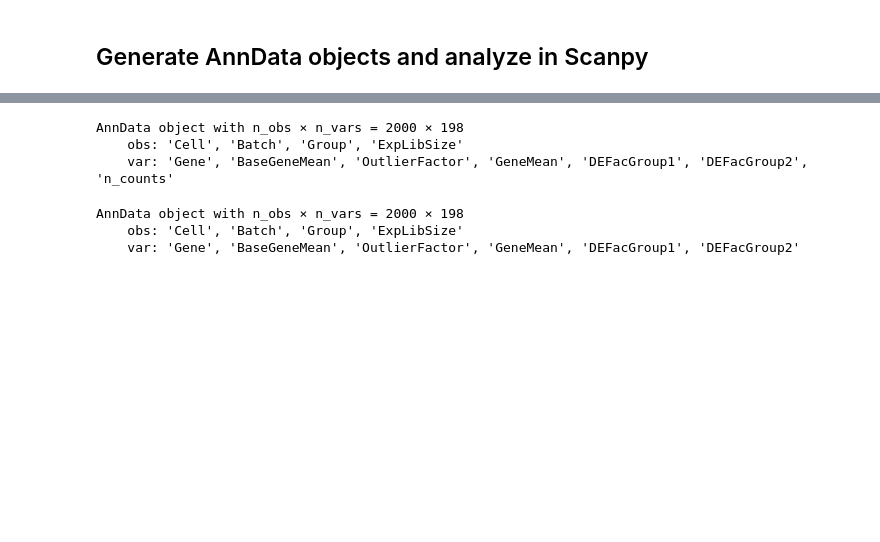
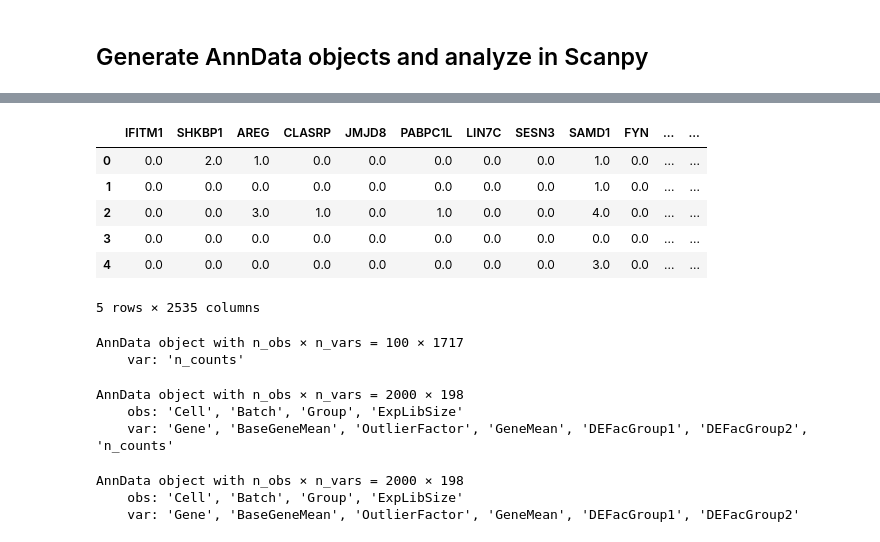
Before and after one commit to theislab/dca, a Jupyter notebook: tutorial.ipynb, the cells around one changed output, grey strips where cells are left out. Drawn from its saved outputs; the diff is of its cells as text; code cells hidden in the pictures; blank space fills up the shorter version.

```diff
--- a/tutorial.ipynb
+++ b/tutorial.ipynb
@@ -95,0 +113,11 @@ Using TensorFlow backend.
+# %%
+sub_data = data.iloc[0:100, 6:-1]
+sub_data.head()
+# %% [output]
+|  | IFITM1 | SHKBP1 | AREG | CLASRP | JMJD8 | PABPC1L | LIN7C | SESN3 | SAMD1 | FYN | ... | ... |
+| 0 | 0.0 | 2.0 | 1.0 | 0.0 | 0.0 | 0.0 | 0.0 | 0.0 | 1.0 | 0.0 | ... | ... |
+| 1 | 0.0 | 0.0 | 0.0 | 0.0 | 0.0 | 0.0 | 0.0 | 0.0 | 1.0 | 0.0 | ... | ... |
+| 2 | 0.0 | 0.0 | 3.0 | 1.0 | 0.0 | 1.0 | 0.0 | 0.0 | 4.0 | 0.0 | ... | ... |
+| 3 | 0.0 | 0.0 | 0.0 | 0.0 | 0.0 | 0.0 | 0.0 | 0.0 | 0.0 | 0.0 | ... | ... |
+| 4 | 0.0 | 0.0 | 0.0 | 0.0 | 0.0 | 0.0 | 0.0 | 0.0 | 3.0 | 0.0 | ... | ... |
+5 rows × 2535 columns
@@ -96,3 +127,8 @@ Using TensorFlow backend.
+# %%
+adata
+# %% [output]
+AnnData object with n_obs × n_vars = 100 × 1717
+    var: 'n_counts'
 # %%
 adata = sc.AnnData(counts.values, obs=cellinfo, var=geneinfo)
 adata.obs_names = cellinfo.Cell
```
Also changed, not shown: parts of 19 cells of this notebook, 4 other files.
